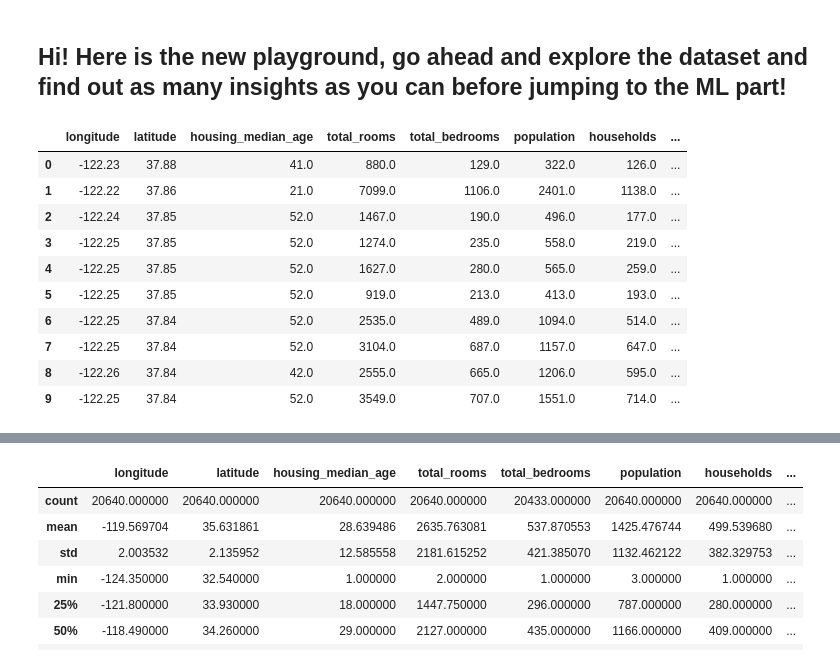
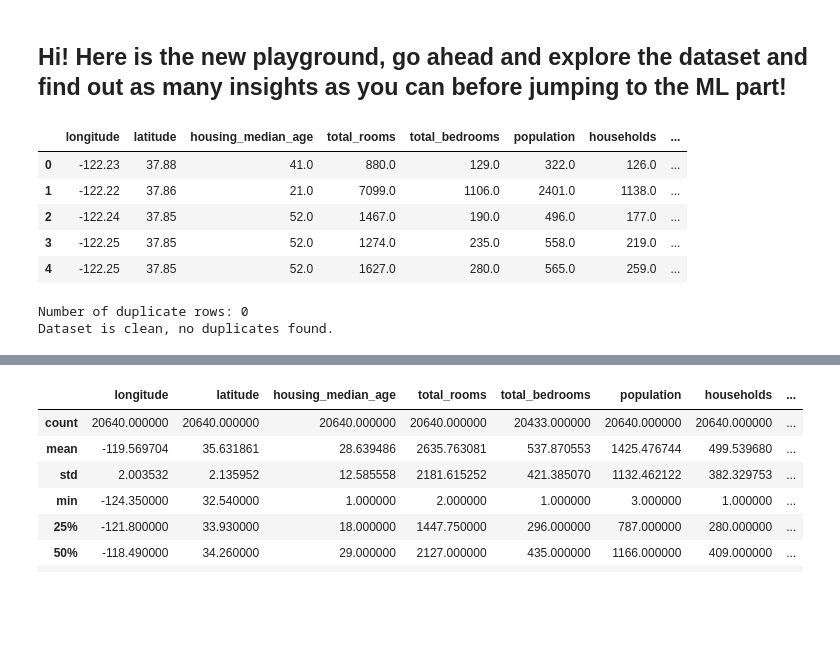
Before and after one commit to kovexison/Practica-AI, a Jupyter notebook: 01-ML-Regression/house_pricing.ipynb, the cells around one changed output, grey strips where cells are left out. Cells and saved outputs as stored; diff of their text form; code cells hidden in the pictures; blank space fills up the shorter version.

```diff
--- a/01-ML-Regression/house_pricing.ipynb
+++ b/01-ML-Regression/house_pricing.ipynb
@@ -3,21 +3,30 @@
 # %%
 import pandas as pd
 
 # Load dataset
 df = pd.read_csv('./dataset/housing.csv')
-df.head(10)
+df.head()
 # %% [output]
 |  | longitude | latitude | housing_median_age | total_rooms | total_bedrooms | population | households | ... |
 | 0 | -122.23 | 37.88 | 41.0 | 880.0 | 129.0 | 322.0 | 126.0 | ... |
 | 1 | -122.22 | 37.86 | 21.0 | 7099.0 | 1106.0 | 2401.0 | 1138.0 | ... |
 | 2 | -122.24 | 37.85 | 52.0 | 1467.0 | 190.0 | 496.0 | 177.0 | ... |
 | 3 | -122.25 | 37.85 | 52.0 | 1274.0 | 235.0 | 558.0 | 219.0 | ... |
 | 4 | -122.25 | 37.85 | 52.0 | 1627.0 | 280.0 | 565.0 | 259.0 | ... |
-| 5 | -122.25 | 37.85 | 52.0 | 919.0 | 213.0 | 413.0 | 193.0 | ... |
-| 6 | -122.25 | 37.84 | 52.0 | 2535.0 | 489.0 | 1094.0 | 514.0 | ... |
-| 7 | -122.25 | 37.84 | 52.0 | 3104.0 | 687.0 | 1157.0 | 647.0 | ... |
-| 8 | -122.26 | 37.84 | 42.0 | 2555.0 | 665.0 | 1206.0 | 595.0 | ... |
-| 9 | -122.25 | 37.84 | 52.0 | 3549.0 | 707.0 | 1551.0 | 714.0 | ... |
+# %%
+# Check for duplicate rows
+duplicate_count = df.duplicated().sum()
+print(f'Number of duplicate rows: {duplicate_count}')
+
+if duplicate_count > 0:
+    print(f'Percentage of duplicates: {duplicate_count / len(df) * 100:.2f}%')
+    df = df.drop_duplicates().reset_index(drop=True)
+    print(f'Shape after dropping duplicates: {df.shape}')
+else:
+    print('Dataset is clean, no duplicates found.')
+# %% [output]
+Number of duplicate rows: 0
+Dataset is clean, no duplicates found.
 # %%
 df.info()
 # %% [output]
```
Also changed, not shown: parts of 26 cells of this notebook, 3 other files.
